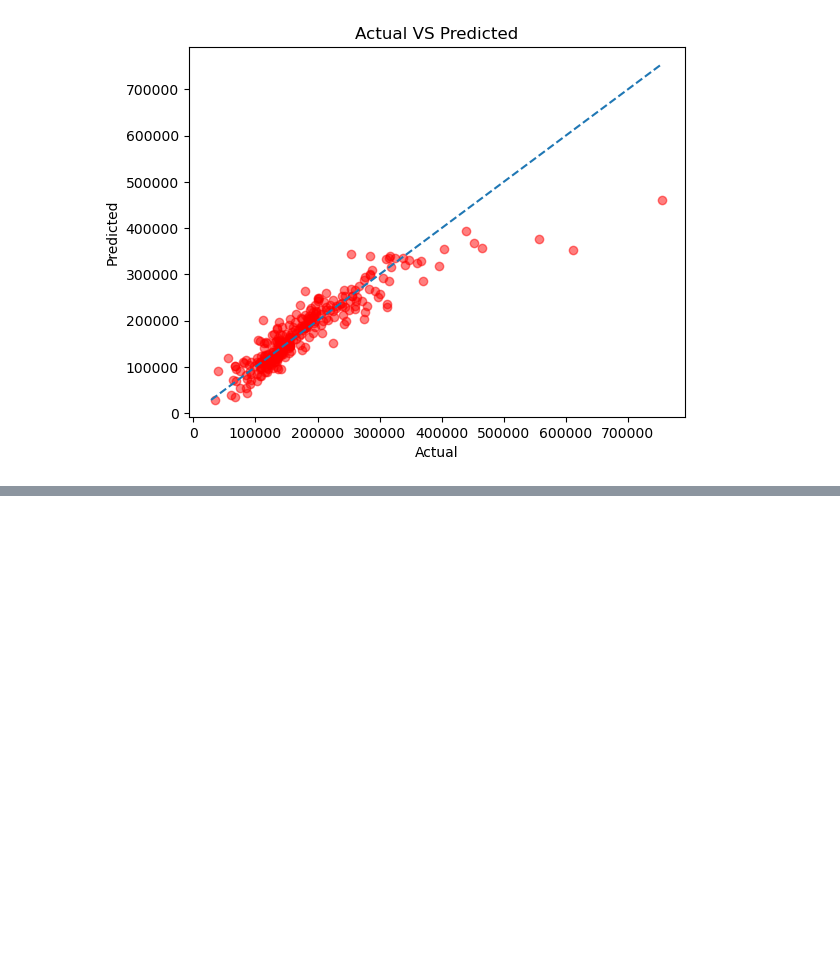
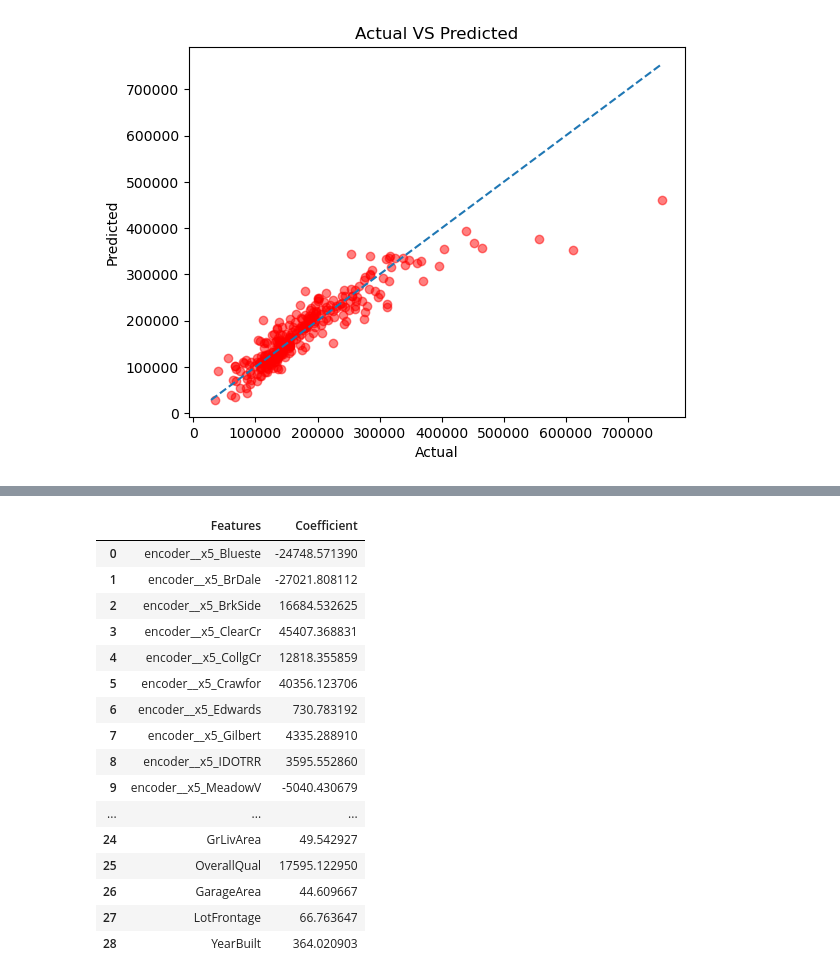
Before and after one commit to AliSadeghian2007/03-house-prices-multiple-regression-preprocessing, a Jupyter notebook: notebook.ipynb, the cells around one changed output, grey strips where cells are left out. Saved outputs shown, nothing was run; the diff lists cells and outputs as text; code cells hidden in the pictures; blank space fills up the shorter version.

Commit message:
feat: add coefficient table for model interpretation

```diff
--- a/notebook.ipynb
+++ b/notebook.ipynb
@@ -255,3 +255,9 @@ plt.savefig("plots/predicted_vs_actual.png")
 plt.show()
 # %% [output]
 [figure]
+# %%
+features=ct.get_feature_names_out()
+dummy_names = features[:24]
+numeric_names = ["GrLivArea", "OverallQual", "GarageArea", "LotFrontage", "YearBuilt"]
+names = list(dummy_names) + numeric_names
+print(len(names), len(regressor.coef_))
@@ -257,0 +283,24 @@ plt.show()
+# %%
+coefficient=regressor.coef_
+pd.DataFrame({
+    "Features":names
+    ,"Coefficient":coefficient
+})
+# %% [output]
+|  | Features | Coefficient |
+| 0 | encoder__x5_Blueste | -24748.571390 |
+| 1 | encoder__x5_BrDale | -27021.808112 |
+| 2 | encoder__x5_BrkSide | 16684.532625 |
+| 3 | encoder__x5_ClearCr | 45407.368831 |
+| 4 | encoder__x5_CollgCr | 12818.355859 |
+| 5 | encoder__x5_Crawfor | 40356.123706 |
+| 6 | encoder__x5_Edwards | 730.783192 |
+| 7 | encoder__x5_Gilbert | 4335.288910 |
+| 8 | encoder__x5_IDOTRR | 3595.552860 |
+| 9 | encoder__x5_MeadowV | -5040.430679 |
+| ... | ... | ... |
+| 24 | GrLivArea | 49.542927 |
+| 25 | OverallQual | 17595.122950 |
+| 26 | GarageArea | 44.609667 |
+| 27 | LotFrontage | 66.763647 |
+| 28 | YearBuilt | 364.020903 |
```
Also changed, not shown: parts of 2 cells of this notebook.
